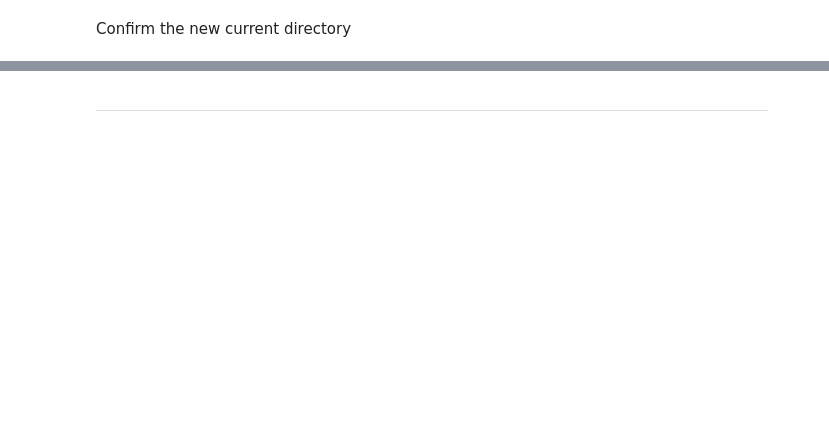
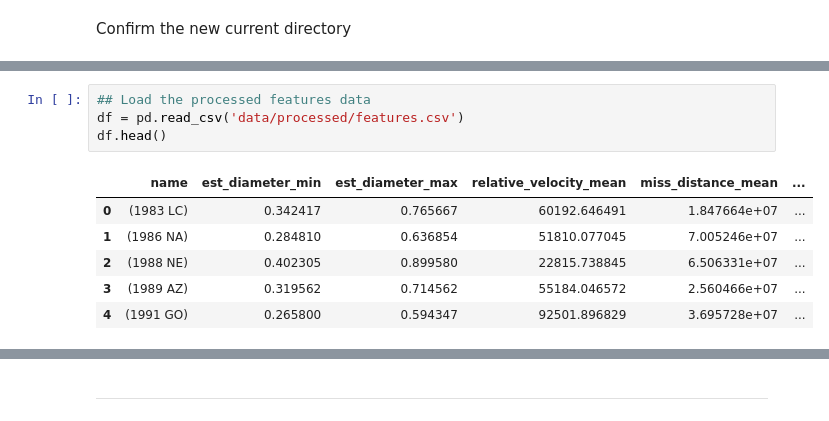
Before and after one commit to Mikeecee1/Near-Earth-Asteroid-Analysis, a Jupyter notebook: jupyter_notebooks/Modelling.ipynb, the cells around one changed output, grey strips where cells are left out. Saved outputs shown, nothing was run; the diff lists cells and outputs as text; blank space fills up the shorter version.

```diff
--- a/jupyter_notebooks/Modelling.ipynb
+++ b/jupyter_notebooks/Modelling.ipynb
@@ -56,0 +81,11 @@ Section 1 content
+# %%
+## Load the processed features data
+df = pd.read_csv('data/processed/features.csv')
+df.head()
+# %% [output]
+|  | name | est_diameter_min | est_diameter_max | relative_velocity_mean | miss_distance_mean | ... |
+| 0 | (1983 LC) | 0.342417 | 0.765667 | 60192.646491 | 1.847664e+07 | ... |
+| 1 | (1986 NA) | 0.284810 | 0.636854 | 51810.077045 | 7.005246e+07 | ... |
+| 2 | (1988 NE) | 0.402305 | 0.899580 | 22815.738845 | 6.506331e+07 | ... |
+| 3 | (1989 AZ) | 0.319562 | 0.714562 | 55184.046572 | 2.560466e+07 | ... |
+| 4 | (1991 GO) | 0.265800 | 0.594347 | 92501.896829 | 3.695728e+07 | ... |
```
Also changed, not shown: parts of 23 cells of this notebook.
